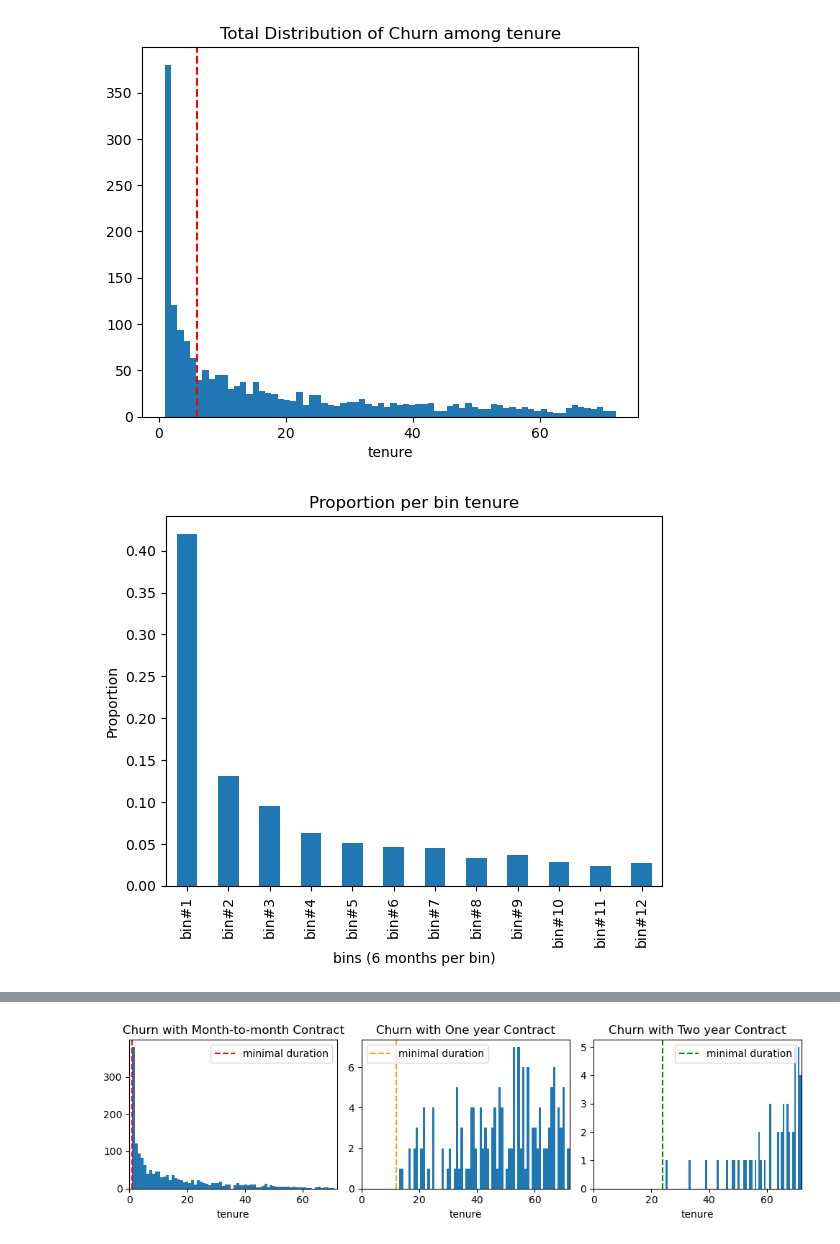
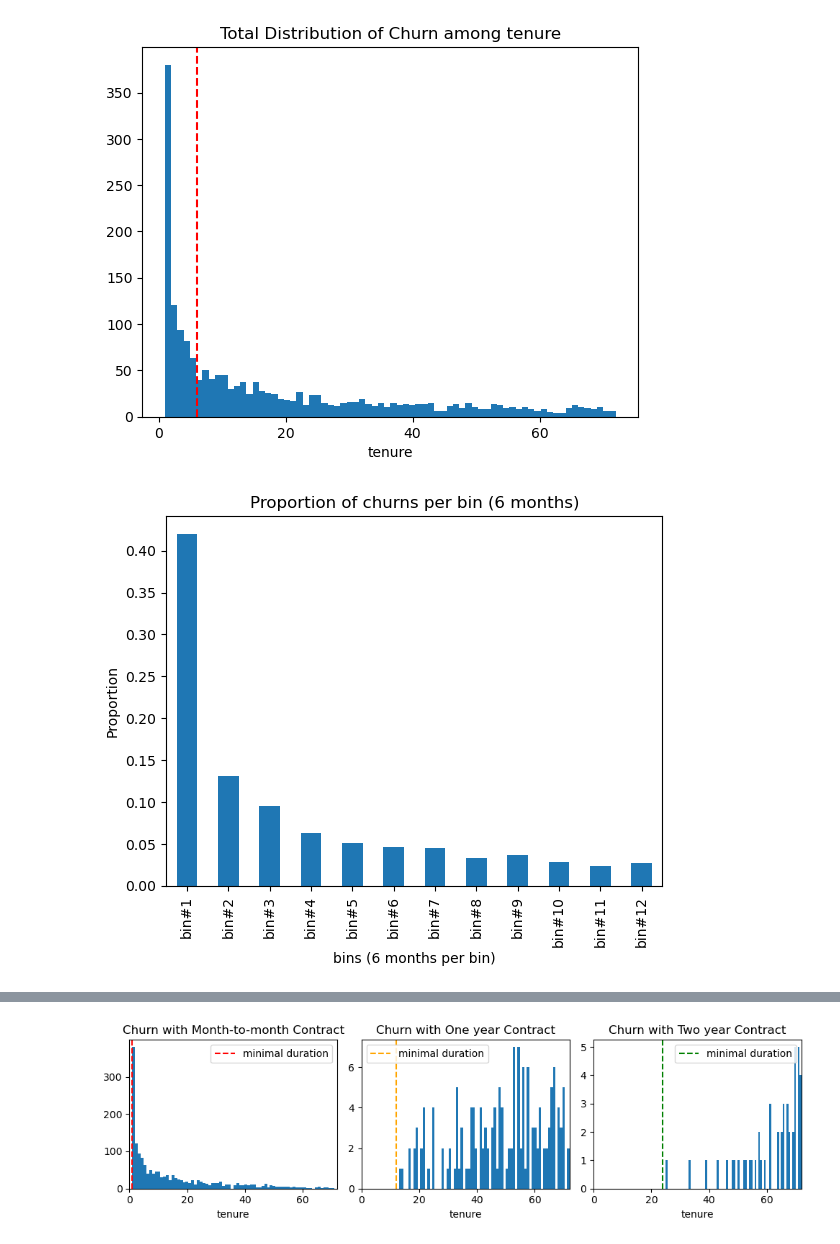
Before and after one commit to emsif84/churn_prediction, a Jupyter notebook: exploratory_data_analysis.ipynb, the cells around one changed output, grey strips where cells are left out. Saved outputs shown, nothing was run; the diff lists cells and outputs as text; code cells hidden in the pictures.

```diff
--- a/exploratory_data_analysis.ipynb
+++ b/exploratory_data_analysis.ipynb
@@ -202,16 +202,16 @@ plt.show()
 # %%
 ##Binning tenure to explore the proportion of churn per bin
 data_bins = data.copy()
 data_bins = data_bins[data_bins.Churn == 'Yes']
 data_bins['tenure_bin'] = pd.cut(x=data['tenure'],bins=12,labels=['bin#1','bin#2','bin#3','bin#4','bin#5','bin#6','bin#7','bin#8','bin#9','bin#10','bin#11','bin#12'])
 
 data_bins.tenure_bin.value_counts(normalize=True).sort_index().plot.bar()
-plt.title('Proportion per bin tenure')
+plt.title('Proportion of churns per bin (6 months)')
 plt.ylabel('Proportion')
 plt.xlabel('bins (6 months per bin)')
 plt.show()
 # %% [output]
-[figure, old version]
+[figure, new version]
 # %%
 (data_bins.tenure_bin.value_counts(normalize=True).sort_index()).round(2)
 # %% [output]
```
